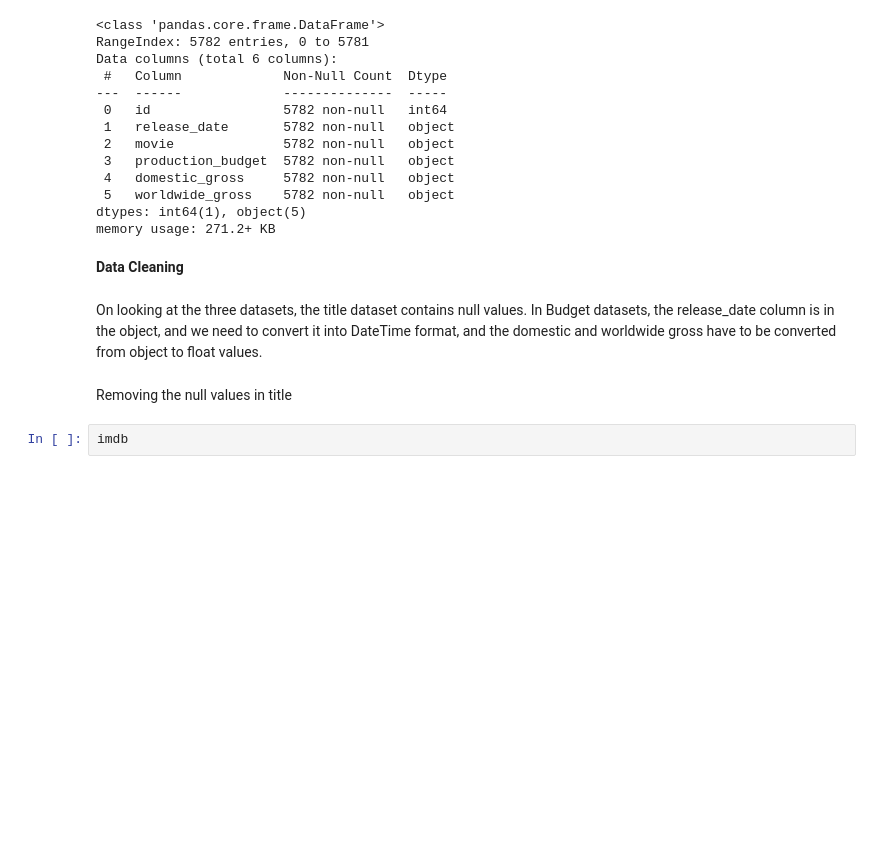
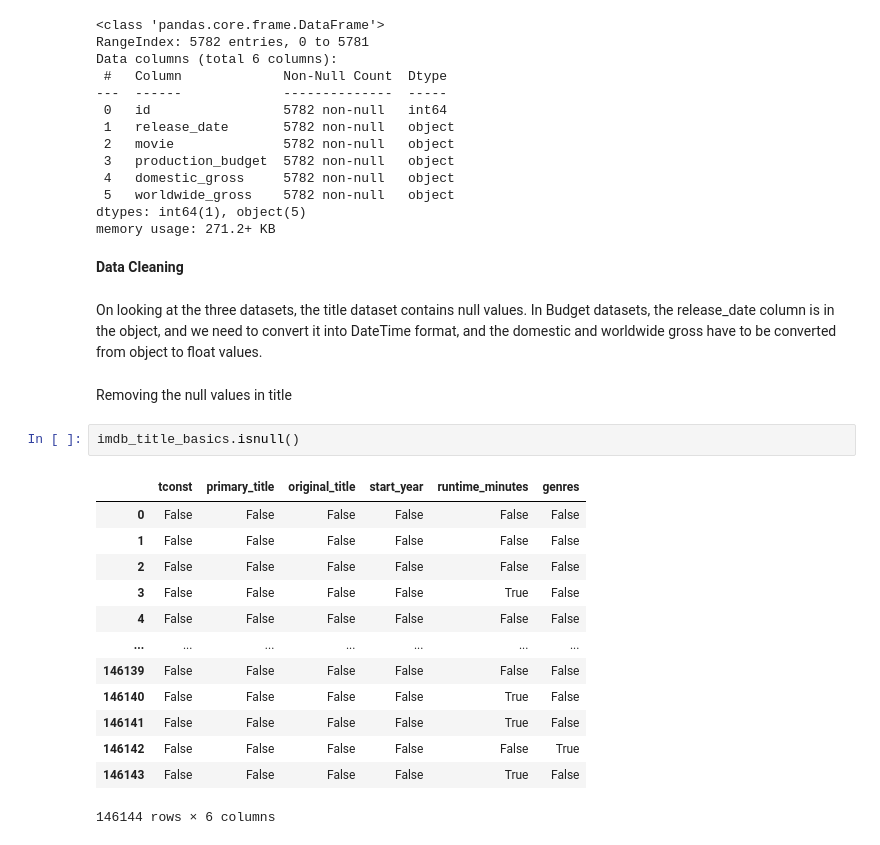
Before and after one commit to DarvinKerubo/dsc-phase-1-project, a Jupyter notebook: student.ipynb, the cells around one changed output. Drawn from its saved outputs; the diff is of its cells as text; blank space fills up the shorter version.

```diff
--- a/student.ipynb
+++ b/student.ipynb
@@ -132,5 +132,19 @@ On looking at the three datasets, the title dataset contains null values.
 In Budget datasets, the release_date column is in the object, and we need to convert it into DateTime format, and the domestic and worldwide gross have to be converted from object to float values.
 # %% [markdown]
 Removing the null values in title
-# %%
-imdb
+# %%
+imdb_title_basics.isnull()
+# %% [output]
+|  | tconst | primary_title | original_title | start_year | runtime_minutes | genres |
+| 0 | False | False | False | False | False | False |
+| 1 | False | False | False | False | False | False |
+| 2 | False | False | False | False | False | False |
+| 3 | False | False | False | False | True | False |
+| 4 | False | False | False | False | False | False |
+| ... | ... | ... | ... | ... | ... | ... |
+| 146139 | False | False | False | False | False | False |
+| 146140 | False | False | False | False | True | False |
+| 146141 | False | False | False | False | True | False |
+| 146142 | False | False | False | False | False | True |
+| 146143 | False | False | False | False | True | False |
+146144 rows × 6 columns
```
Also changed, not shown: parts of 6 cells of this notebook.
